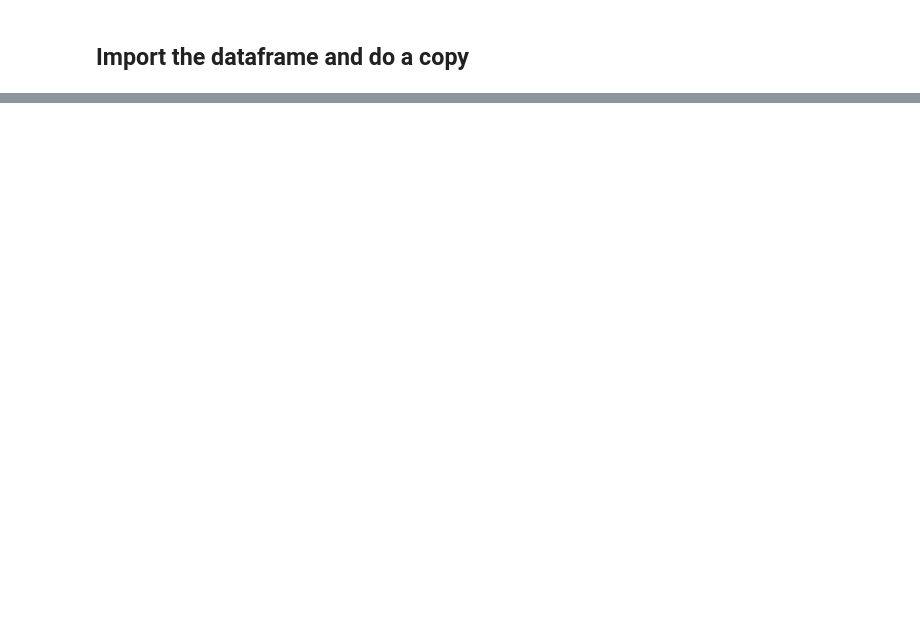
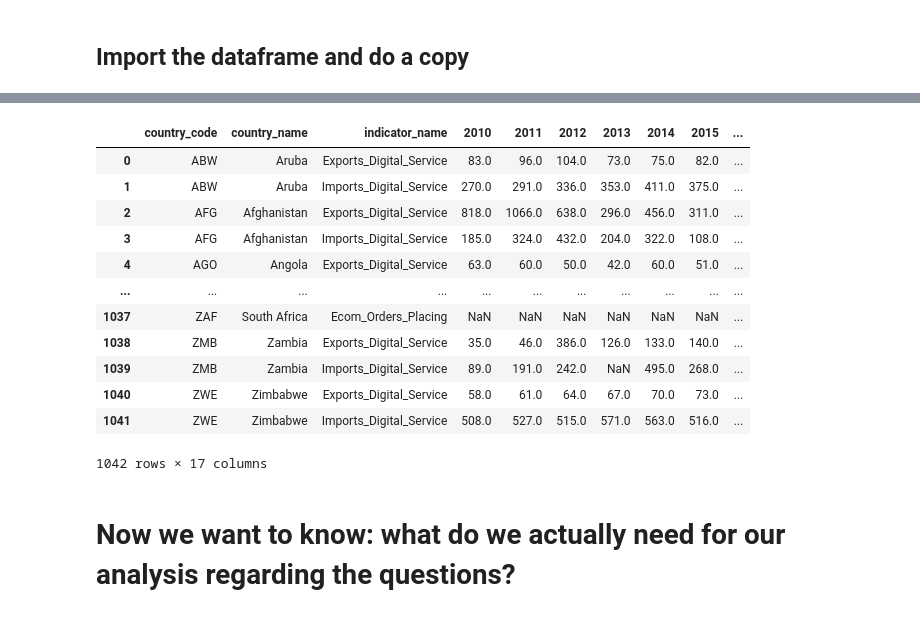
Before and after one commit to kevindrmo/kldr-project, a Jupyter notebook: scripts/workfile.ipynb, the cells around one changed output, grey strips where cells are left out. Cells and saved outputs as stored; diff of their text form; code cells hidden in the pictures; blank space fills up the shorter version.

```diff
--- a/scripts/workfile.ipynb
+++ b/scripts/workfile.ipynb
@@ -16,0 +229,50 @@ NameError: name '__file__' is not defined
+# %%
+# Now we see that we need to shorten the names of the values within indicator label
+
+
+new_indicator_value_name_map = {
+                                # Absolute Import Export Numbers
+
+                                'International exports in digitally-deliverable services': 'Exports_Digital_Service',
+                                'International imports in digitally-deliverable services': 'Imports_Digital_Service',
+
+                                # Core Adoption (Percentage) Variables
+                                'Proportion of businesses using the Internet': 'Adoption_Business_Internet',
+                                'Proportion of persons employed routinely using the Internet': 'Adoption_Peole_Internet',
+                                'Proportion of businesses with a web presence': 'Digital_Presence',
+
+                                # E-Commerce/ Digital Transaction Variables
+                                'Proportion of businesses placing orders over the Internet': 'Ecom_Orders_Placing',
+                                'Proportion of businesses receiving orders over the Internet': 'Ecom_Orders_Receiving',
+                                'Proportion of businesses using the Internet for delivering products online': 'Digital_Delivery',
+
+                                # Infrastructure & Basic Readiness
+                                'Proportion of businesses using computers': 'Adoption_Business_Computers',
+                                'Proportion of persons employed routinely using computers': 'Adoption_People_Compzters',
+                                'Proportion of businesses with a local area network (LAN)': 'Infrastructure_LAN',
+                                'Proportion of businesses with an Intranet (All activities)': 'Infrastructure_Intranet',
+                                'Proportion of businesses with an extranet': 'Infrastructure_Extranet',
+                                'Proportion of businesses using the Internet for providing customer services': 'Digital_CustumerServices'
+}
+# %%
+# df["indicator_name"].map(new_indicator_value_name_map, inplace=True) --> won't work, we have to assign it to the column
+
+df["indicator_name"] = df["indicator_name"].map(new_indicator_value_name_map)
+# %%
+df
+# %% [output]
+|  | country_code | country_name | indicator_name | 2010 | 2011 | 2012 | 2013 | 2014 | 2015 | ... |
+| 0 | ABW | Aruba | Exports_Digital_Service | 83.0 | 96.0 | 104.0 | 73.0 | 75.0 | 82.0 | ... |
+| 1 | ABW | Aruba | Imports_Digital_Service | 270.0 | 291.0 | 336.0 | 353.0 | 411.0 | 375.0 | ... |
+| 2 | AFG | Afghanistan | Exports_Digital_Service | 818.0 | 1066.0 | 638.0 | 296.0 | 456.0 | 311.0 | ... |
+| 3 | AFG | Afghanistan | Imports_Digital_Service | 185.0 | 324.0 | 432.0 | 204.0 | 322.0 | 108.0 | ... |
+| 4 | AGO | Angola | Exports_Digital_Service | 63.0 | 60.0 | 50.0 | 42.0 | 60.0 | 51.0 | ... |
+| ... | ... | ... | ... | ... | ... | ... | ... | ... | ... | ... |
+| 1037 | ZAF | South Africa | Ecom_Orders_Placing | NaN | NaN | NaN | NaN | NaN | NaN | ... |
+| 1038 | ZMB | Zambia | Exports_Digital_Service | 35.0 | 46.0 | 386.0 | 126.0 | 133.0 | 140.0 | ... |
+| 1039 | ZMB | Zambia | Imports_Digital_Service | 89.0 | 191.0 | 242.0 | NaN | 495.0 | 268.0 | ... |
+| 1040 | ZWE | Zimbabwe | Exports_Digital_Service | 58.0 | 61.0 | 64.0 | 67.0 | 70.0 | 73.0 | ... |
+| 1041 | ZWE | Zimbabwe | Imports_Digital_Service | 508.0 | 527.0 | 515.0 | 571.0 | 563.0 | 516.0 | ... |
+1042 rows × 17 columns
+# %% [markdown]
+# Now we want to know: what do we actually need for our analysis regarding the questions?
```
Also changed, not shown: parts of 29 cells of this notebook, 1 other file.
